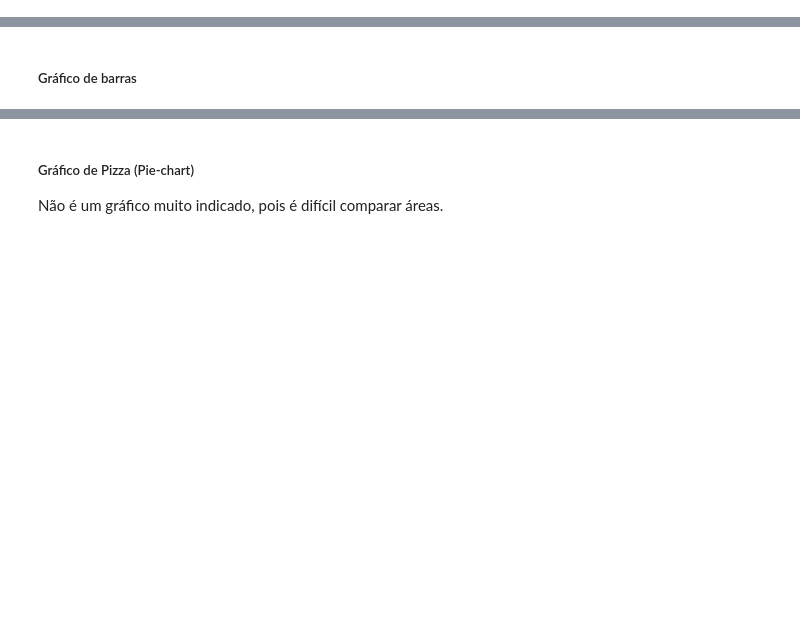
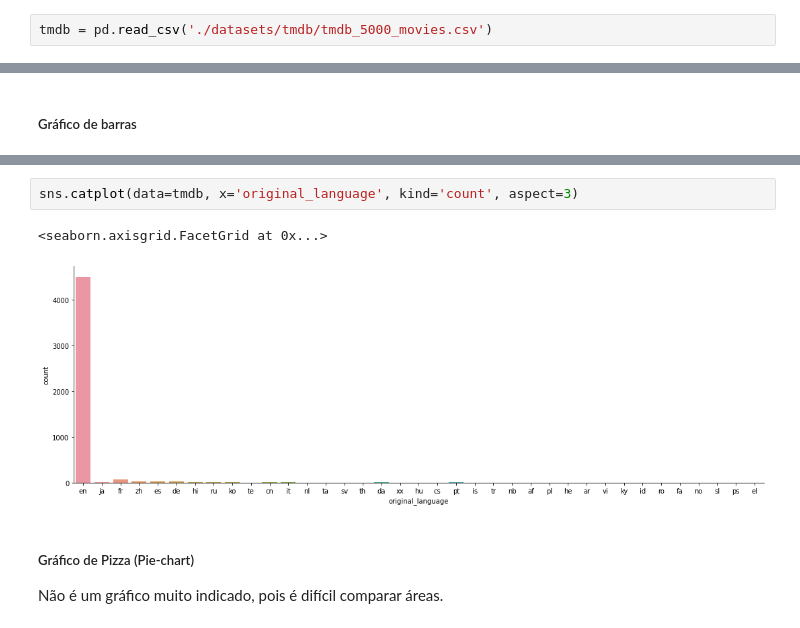
Before and after one commit to prof-samuka-IFSP/IFSP-CMP-INTL6-2020.2, a Jupyter notebook: manipulacao_de_dados/codes/manipulacao_de_dados_parte_2.ipynb, the cells around one changed output, grey strips where cells are left out. Drawn from its saved outputs; the diff is of its cells as text; blank space fills up the shorter version.

```diff
--- a/manipulacao_de_dados/codes/manipulacao_de_dados_parte_2.ipynb
+++ b/manipulacao_de_dados/codes/manipulacao_de_dados_parte_2.ipynb
@@ -57,0 +60,2 @@ Tal escala de valor, pode não expressar, exatamente, a magnitude da diferença
+# %%
+tmdb = pd.read_csv('./datasets/tmdb/tmdb_5000_movies.csv')
@@ -64,3 +197,8 @@ Tal escala de valor, pode não expressar, exatamente, a magnitude da diferença
+# %%
+sns.catplot(data=tmdb, x='original_language', kind='count', aspect=3)
+# %% [output]
+<seaborn.axisgrid.FacetGrid at 0x...>
+[figure, added]
 # %% [markdown]
 ##### Gráfico de Pizza (Pie-chart)
 Não é um gráfico muito indicado, pois é difícil comparar áreas.
```
Also changed, not shown: parts of 27 cells of this notebook, 4 other files.
